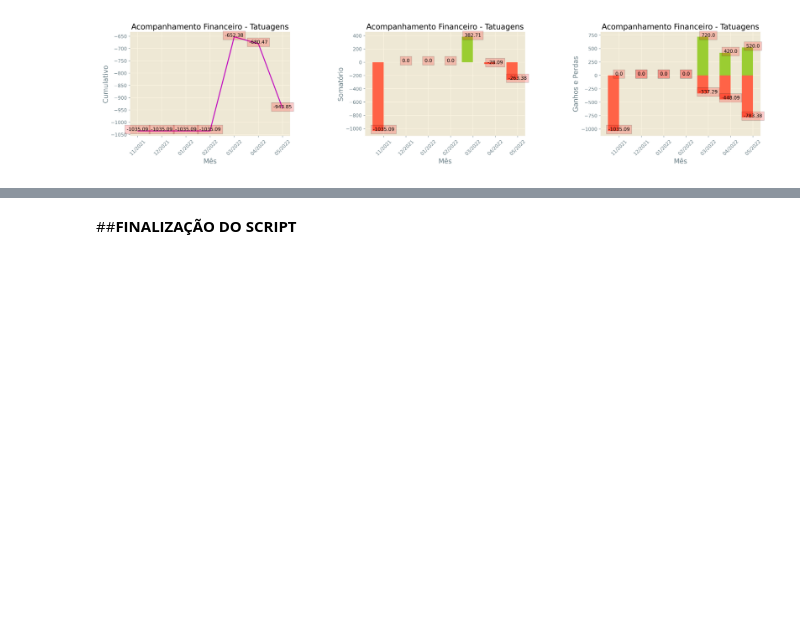
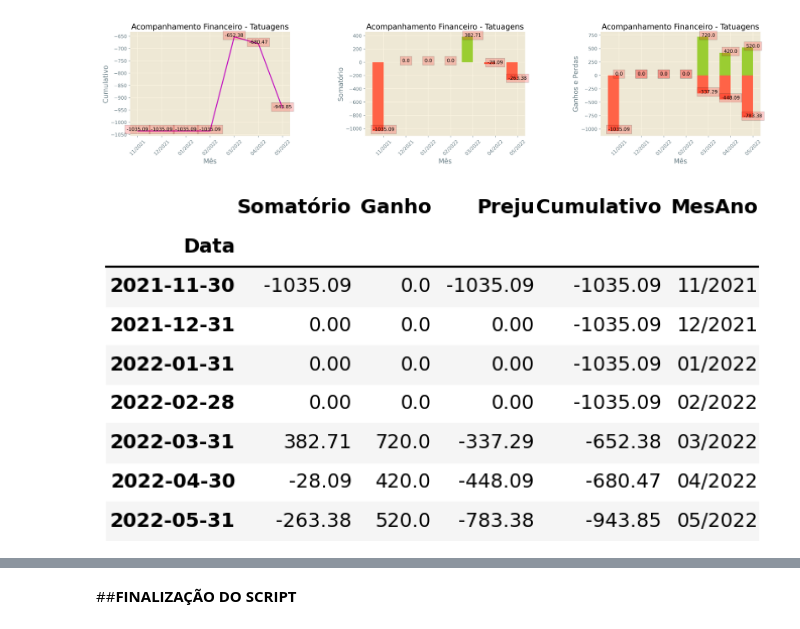
Before and after one commit to lucammarini/Fluxo_de_Caixa, a Jupyter notebook: DASHBOARD_TATTOOS.ipynb, the cells around one changed output, grey strips where cells are left out. Saved outputs shown, nothing was run; the diff lists cells and outputs as text; code cells hidden in the pictures; blank space fills up the shorter version.

```diff
--- a/DASHBOARD_TATTOOS.ipynb
+++ b/DASHBOARD_TATTOOS.ipynb
@@ -54,6 +57,9 @@ def plotagem_graficos_e_tabelas():
 
   ax[2].imshow(img_C)
   ax[2].axis('off')
+# %%
+def plotagem_tabelas():
+  display(Image("/content/drive/MyDrive/Tattoos/Financeiro/Imagens/tabela.png", width=900, height=400))
 # %% [markdown]
 ##**TRATAMENTO DE DADOS**
 # %%
@@ -253,2 +262,6 @@ plotagem_graficos_e_tabelas()
 # %% [output]
 [figure]
+# %%
+plotagem_tabelas()
+# %% [output]
+[figure, added]
```
Also changed, not shown: parts of 11 cells of this notebook, 1 other file.
